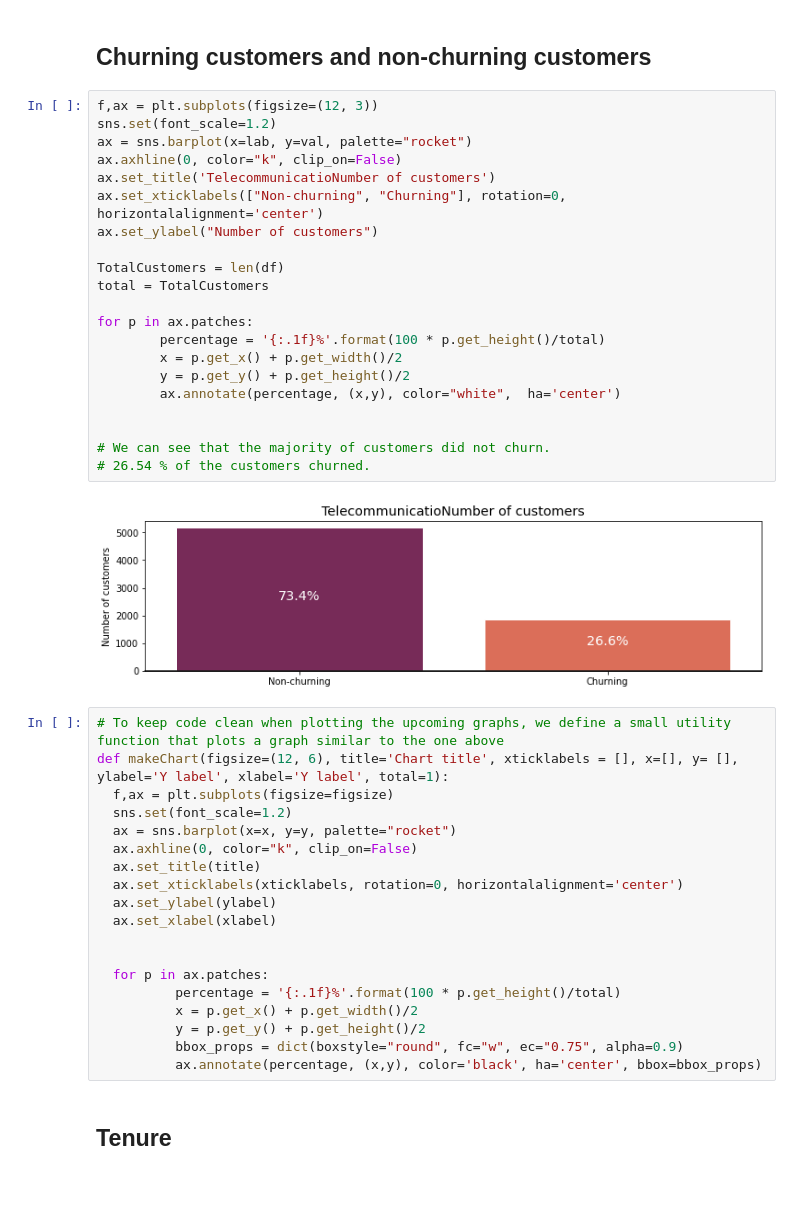
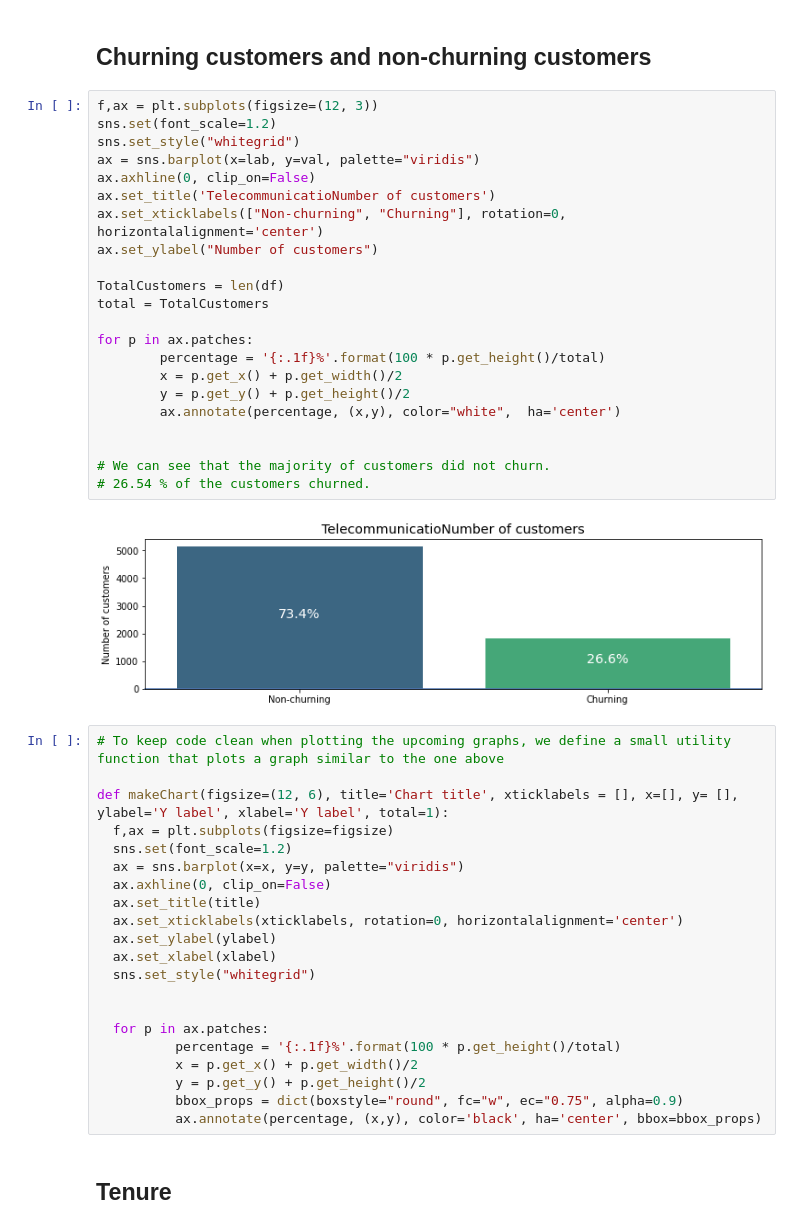
Before and after one commit to edab96/AI-and-Robotics-Project, a Jupyter notebook: EDA_In_Depth.ipynb, the cells around one changed output. Cells and saved outputs as stored; diff of their text form; blank space fills up the shorter version.

Commit message:
Adjusted EDA charts style for consistency

```diff
--- a/EDA_In_Depth.ipynb
+++ b/EDA_In_Depth.ipynb
@@ -121,37 +121,40 @@ toLabelsAndValues(df,'Churn')
 # %%
 f,ax = plt.subplots(figsize=(12, 3))
 sns.set(font_scale=1.2)
-ax = sns.barplot(x=lab, y=val, palette="rocket")
-ax.axhline(0, color="k", clip_on=False)
+sns.set_style("whitegrid")
+ax = sns.barplot(x=lab, y=val, palette="viridis")
+ax.axhline(0, clip_on=False)
 ax.set_title('TelecommunicatioNumber of customers')
 ax.set_xticklabels(["Non-churning", "Churning"], rotation=0, horizontalalignment='center')
 ax.set_ylabel("Number of customers")
 
 TotalCustomers = len(df)
 total = TotalCustomers
 
 for p in ax.patches:
         percentage = '{:.1f}%'.format(100 * p.get_height()/total)
         x = p.get_x() + p.get_width()/2
         y = p.get_y() + p.get_height()/2
         ax.annotate(percentage, (x,y), color="white",  ha='center')
 
 
 # We can see that the majority of customers did not churn.
 # 26.54 % of the customers churned.
 # %% [output]
-[figure, old version]
+[figure, new version]
 # %%
 # To keep code clean when plotting the upcoming graphs, we define a small utility function that plots a graph similar to the one above
+
 def makeChart(figsize=(12, 6), title='Chart title', xticklabels = [], x=[], y= [], ylabel='Y label', xlabel='Y label', total=1):
   f,ax = plt.subplots(figsize=figsize)
   sns.set(font_scale=1.2)
-  ax = sns.barplot(x=x, y=y, palette="rocket")
-  ax.axhline(0, color="k", clip_on=False)
+  ax = sns.barplot(x=x, y=y, palette="viridis")
+  ax.axhline(0, clip_on=False)
   ax.set_title(title)
   ax.set_xticklabels(xticklabels, rotation=0, horizontalalignment='center')
   ax.set_ylabel(ylabel)
   ax.set_xlabel(xlabel)
+  sns.set_style("whitegrid")
 
 
   for p in ax.patches:
```
Also changed, not shown: parts of 20 cells of this notebook.
